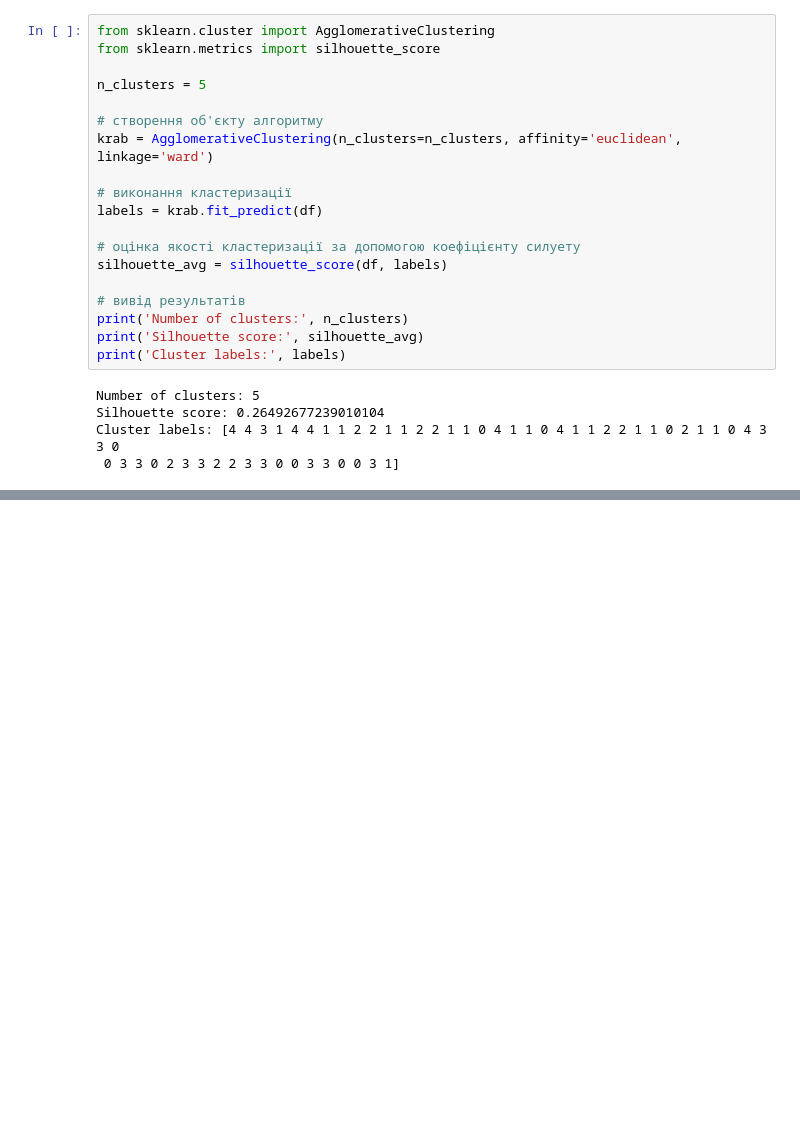
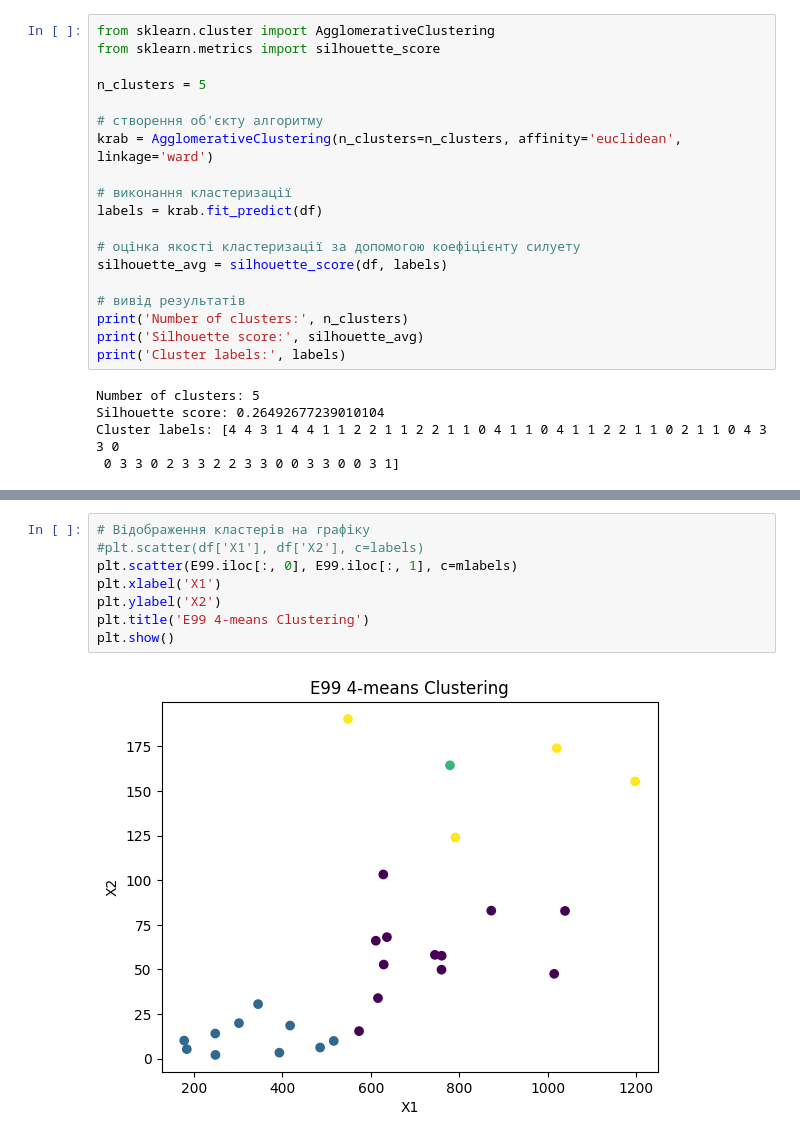
Before and after one commit to NickIT87/the_algorithms, a Jupyter notebook: PandasTutorial/lab2/lab2_Prytula_124m_22_1.ipynb, the cells around one changed output, grey strips where cells are left out. Cells and saved outputs as stored; diff of their text form; blank space fills up the shorter version.

```diff
--- a/PandasTutorial/lab2/lab2_Prytula_124m_22_1.ipynb
+++ b/PandasTutorial/lab2/lab2_Prytula_124m_22_1.ipynb
@@ -101,0 +177,10 @@ Cluster labels: [4 4 3 1 4 4 1 1 2 2 1 1 2 2 1 1 0 4 1 1 0 4 1 1 2 2 1 1 0 2 1 1
+# %%
+# Відображення кластерів на графіку
+#plt.scatter(df['X1'], df['X2'], c=labels)
+plt.scatter(E99.iloc[:, 0], E99.iloc[:, 1], c=mlabels)
+plt.xlabel('X1')
+plt.ylabel('X2')
+plt.title('E99 4-means Clustering')
+plt.show()
+# %% [output]
+[figure, added]
```
Also changed, not shown: parts of 17 cells of this notebook, 3 other files.
